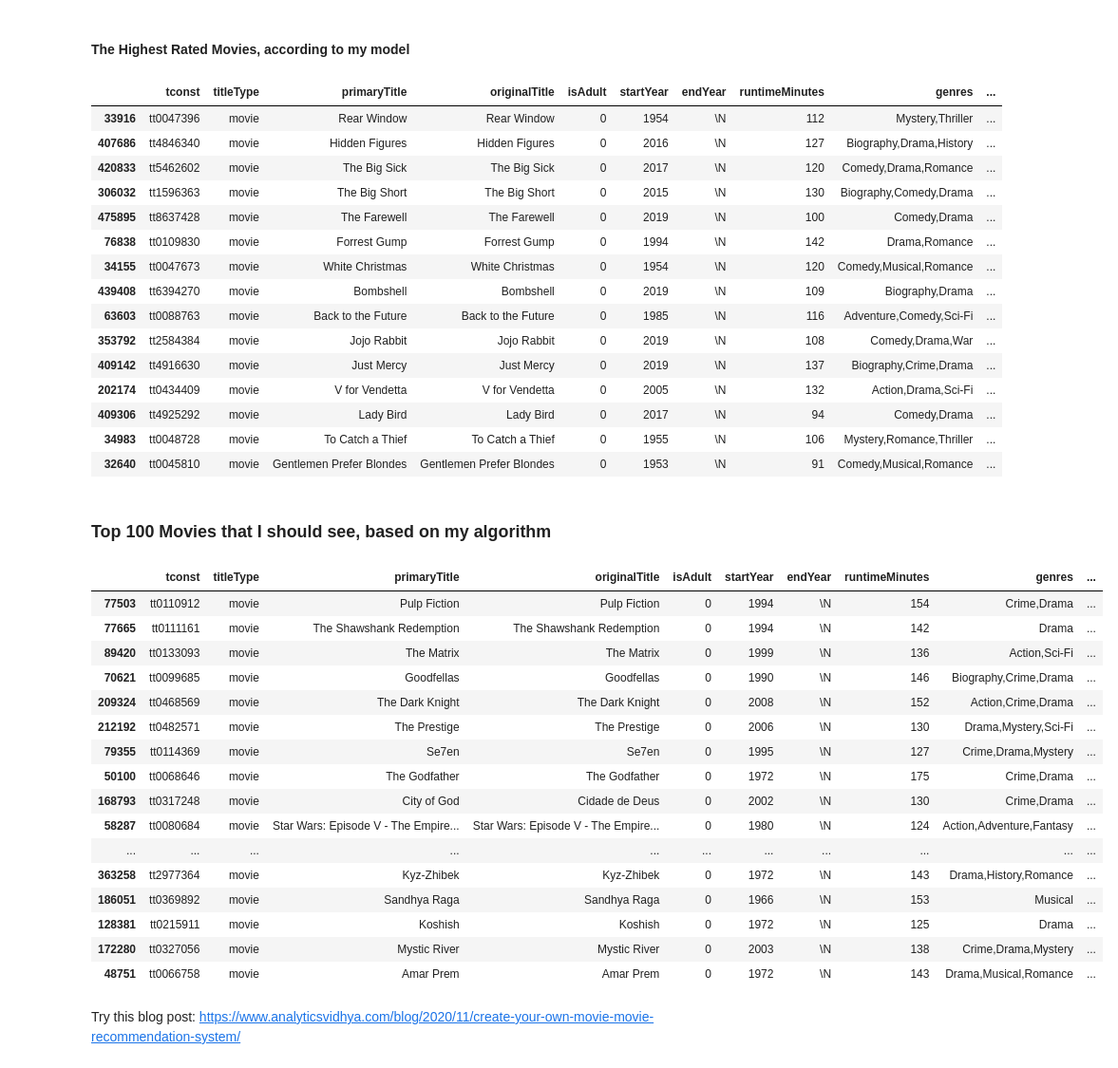
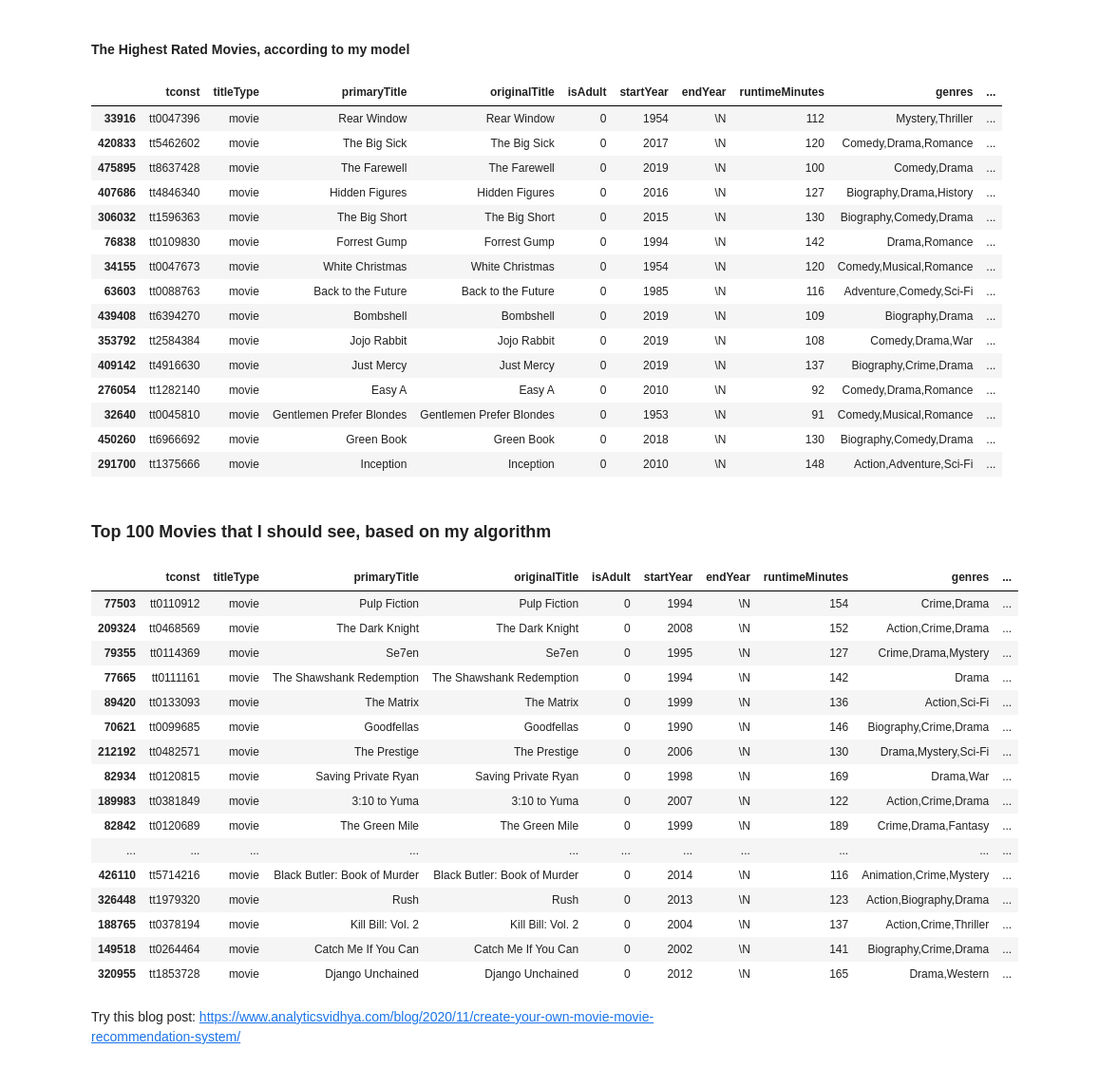
Before and after one commit to amandahutter/Movies-Analysis, a Jupyter notebook: Movies.ipynb, the cells around one changed output. Shown at 95% size. Saved outputs shown, nothing was run; the diff lists cells and outputs as text; code cells hidden in the pictures.

```diff
--- a/Movies.ipynb
+++ b/Movies.ipynb
@@ -1741,7 +1822,16 @@ plt.show()
 # %% [markdown]
 #### 5) NLTK Score vs My Rating
 # %%
-plt.scatter(full['Rating'], full['Genre_NLTK'])
+#plt.scatter(full['Rating'], full['Genre_NLTK'])
+x = full['Rating']
+y = full['Genre_NLTK']
+
+slope, intercept, r_value, p_value, std_err = stats.linregress(x,y)
+line = slope*x+intercept
+plt.plot(x, line, 'r', label='y={:.2f}x+{:.2f}'.format(slope,intercept))
+plt.scatter(x,y)
+plt.legend(fontsize=9)
+
 plt.xlim(0,1)
 plt.xlabel('Amanda\'s Rating')
 plt.ylabel('NLTK Score')
@@ -3148,7 +3238,9 @@ sc = StandardScaler()
 X_Train_5_sc = sc.fit_transform(X_Train_5)
 X_Valid_5_sc = sc.transform(X_Valid_5)
 
-knn_model = KNeighborsRegressor(n_neighbors = 29, weights = 'distance', p = 2, algorithm = 'auto')
+#knn_model = KNeighborsRegressor(n_neighbors = 29, weights = 'distance', p = 1, algorithm = 'auto')
+knn_model = KNeighborsRegressor(n_neighbors = 29, weights = 'distance', p = 1, algorithm = 'auto')
+
 knn_model.fit(X_Train_5_sc, Y_Train_5)
 
 # New Validation Set
@@ -3162,44 +3254,44 @@ basics_ratings.sort_values(by = 'pred_rating', ascending = False).head(15)
 # %% [output]
 |  | tconst | titleType | primaryTitle | originalTitle | isAdult | startYear | endYear | runtimeMinutes | genres | ... |
 | 33916 | tt0047396 | movie | Rear Window | Rear Window | 0 | 1954 | \N | 112 | Mystery,Thriller | ... |
+| 420833 | tt5462602 | movie | The Big Sick | The Big Sick | 0 | 2017 | \N | 120 | Comedy,Drama,Romance | ... |
+| 475895 | tt8637428 | movie | The Farewell | The Farewell | 0 | 2019 | \N | 100 | Comedy,Drama | ... |
 | 407686 | tt4846340 | movie | Hidden Figures | Hidden Figures | 0 | 2016 | \N | 127 | Biography,Drama,History | ... |
-| 420833 | tt5462602 | movie | The Big Sick | The Big Sick | 0 | 2017 | \N | 120 | Comedy,Drama,Romance | ... |
 | 306032 | tt1596363 | movie | The Big Short | The Big Short | 0 | 2015 | \N | 130 | Biography,Comedy,Drama | ... |
-| 475895 | tt8637428 | movie | The Farewell | The Farewell | 0 | 2019 | \N | 100 | Comedy,Drama | ... |
 | 76838 | tt0109830 | movie | Forrest Gump | Forrest Gump | 0 | 1994 | \N | 142 | Drama,Romance | ... |
 | 34155 | tt0047673 | movie | White Christmas | White Christmas | 0 | 1954 | \N | 120 | Comedy,Musical,Romance | ... |
+| 63603 | tt0088763 | movie | Back to the Future | Back to the Future | 0 | 1985 | \N | 116 | Adventure,Comedy,Sci-Fi | ... |
 | 439408 | tt6394270 | movie | Bombshell | Bombshell | 0 | 2019 | \N | 109 | Biography,Drama | ... |
-| 63603 | tt0088763 | movie | Back to the Future | Back to the Future | 0 | 1985 | \N | 116 | Adventure,Comedy,Sci-Fi | ... |
 | 353792 | tt2584384 | movie | Jojo Rabbit | Jojo Rabbit | 0 | 2019 | \N | 108 | Comedy,Drama,War | ... |
 | 409142 | tt4916630 | movie | Just Mercy | Just Mercy | 0 | 2019 | \N | 137 | Biography,Crime,Drama | ... |
-| 202174 | tt0434409 | movie | V for Vendetta | V for Vendetta | 0 | 2005 | \N | 132 | Action,Drama,Sci-Fi | ... |
-| 409306 | tt4925292 | movie | Lady Bird | Lady Bird | 0 | 2017 | \N | 94 | Comedy,Drama | ... |
-| 34983 | tt0048728 | movie | To Catch a Thief | To Catch a Thief | 0 | 1955 | \N | 106 | Mystery,Romance,Thriller | ... |
+| 276054 | tt1282140 | movie | Easy A | Easy A | 0 | 2010 | \N | 92 | Comedy,Drama,Romance | ... |
 | 32640 | tt0045810 | movie | Gentlemen Prefer Blondes | Gentlemen Prefer Blondes | 0 | 1953 | \N | 91 | Comedy,Musical,Romance | ... |
+| 450260 | tt6966692 | movie | Green Book | Green Book | 0 | 2018 | \N | 130 | Biography,Comedy,Drama | ... |
+| 291700 | tt1375666 | movie | Inception | Inception | 0 | 2010 | \N | 148 | Action,Adventure,Sci-Fi | ... |
 # %% [markdown]
 ### Top 100 Movies that I should see, based on my algorithm
 # %%
 watched_list = full['Name'].unique()
 to_watch = basics_ratings[~basics_ratings['primaryTitle'].isin(watched_list)]
 
-to_watch.sort_values(by = 'pred_rating', ascending = False).head(200)
+to_watch.sort_values(by = 'pred_rating', ascending = False).head(100)
 # %% [output]
 |  | tconst | titleType | primaryTitle | originalTitle | isAdult | startYear | endYear | runtimeMinutes | genres | ... |
 | 77503 | tt0110912 | movie | Pulp Fiction | Pulp Fiction | 0 | 1994 | \N | 154 | Crime,Drama | ... |
+| 209324 | tt0468569 | movie | The Dark Knight | The Dark Knight | 0 | 2008 | \N | 152 | Action,Crime,Drama | ... |
+| 79355 | tt0114369 | movie | Se7en | Se7en | 0 | 1995 | \N | 127 | Crime,Drama,Mystery | ... |
 | 77665 | tt0111161 | movie | The Shawshank Redemption | The Shawshank Redemption | 0 | 1994 | \N | 142 | Drama | ... |
 | 89420 | tt0133093 | movie | The Matrix | The Matrix | 0 | 1999 | \N | 136 | Action,Sci-Fi | ... |
 | 70621 | tt0099685 | movie | Goodfellas | Goodfellas | 0 | 1990 | \N | 146 | Biography,Crime,Drama | ... |
-| 209324 | tt0468569 | movie | The Dark Knight | The Dark Knight | 0 | 2008 | \N | 152 | Action,Crime,Drama | ... |
 | 212192 | tt0482571 | movie | The Prestige | The Prestige | 0 | 2006 | \N | 130 | Drama,Mystery,Sci-Fi | ... |
-| 79355 | tt0114369 | movie | Se7en | Se7en | 0 | 1995 | \N | 127 | Crime,Drama,Mystery | ... |
-| 50100 | tt0068646 | movie | The Godfather | The Godfather | 0 | 1972 | \N | 175 | Crime,Drama | ... |
-| 168793 | tt0317248 | movie | City of God | Cidade de Deus | 0 | 2002 | \N | 130 | Crime,Drama | ... |
-| 58287 | tt0080684 | movie | Star Wars: Episode V - The Empire... | Star Wars: Episode V - The Empire... | 0 | 1980 | \N | 124 | Action,Adventure,Fantasy | ... |
+| 82934 | tt0120815 | movie | Saving Private Ryan | Saving Private Ryan | 0 | 1998 | \N | 169 | Drama,War | ... |
+| 189983 | tt0381849 | movie | 3:10 to Yuma | 3:10 to Yuma | 0 | 2007 | \N | 122 | Action,Crime,Drama | ... |
+| 82842 | tt0120689 | movie | The Green Mile | The Green Mile | 0 | 1999 | \N | 189 | Crime,Drama,Fantasy | ... |
 | ... | ... | ... | ... | ... | ... | ... | ... | ... | ... | ... |
-| 363258 | tt2977364 | movie | Kyz-Zhibek | Kyz-Zhibek | 0 | 1972 | \N | 143 | Drama,History,Romance | ... |
-| 186051 | tt0369892 | movie | Sandhya Raga | Sandhya Raga | 0 | 1966 | \N | 153 | Musical | ... |
-| 128381 | tt0215911 | movie | Koshish | Koshish | 0 | 1972 | \N | 125 | Drama | ... |
-| 172280 | tt0327056 | movie | Mystic River | Mystic River | 0 | 2003 | \N | 138 | Crime,Drama,Mystery | ... |
-| 48751 | tt0066758 | movie | Amar Prem | Amar Prem | 0 | 1972 | \N | 143 | Drama,Musical,Romance | ... |
+| 426110 | tt5714216 | movie | Black Butler: Book of Murder | Black Butler: Book of Murder | 0 | 2014 | \N | 116 | Animation,Crime,Mystery | ... |
+| 326448 | tt1979320 | movie | Rush | Rush | 0 | 2013 | \N | 123 | Action,Biography,Drama | ... |
+| 188765 | tt0378194 | movie | Kill Bill: Vol. 2 | Kill Bill: Vol. 2 | 0 | 2004 | \N | 137 | Action,Crime,Thriller | ... |
+| 149518 | tt0264464 | movie | Catch Me If You Can | Catch Me If You Can | 0 | 2002 | \N | 141 | Biography,Crime,Drama | ... |
+| 320955 | tt1853728 | movie | Django Unchained | Django Unchained | 0 | 2012 | \N | 165 | Drama,Western | ... |
 # %% [markdown]
 Try this blog post: https://www.analyticsvidhya.com/blog/2020/11/create-your-own-movie-movie-recommendation-system/
```
Also changed, not shown: parts of 11 cells of this notebook.
